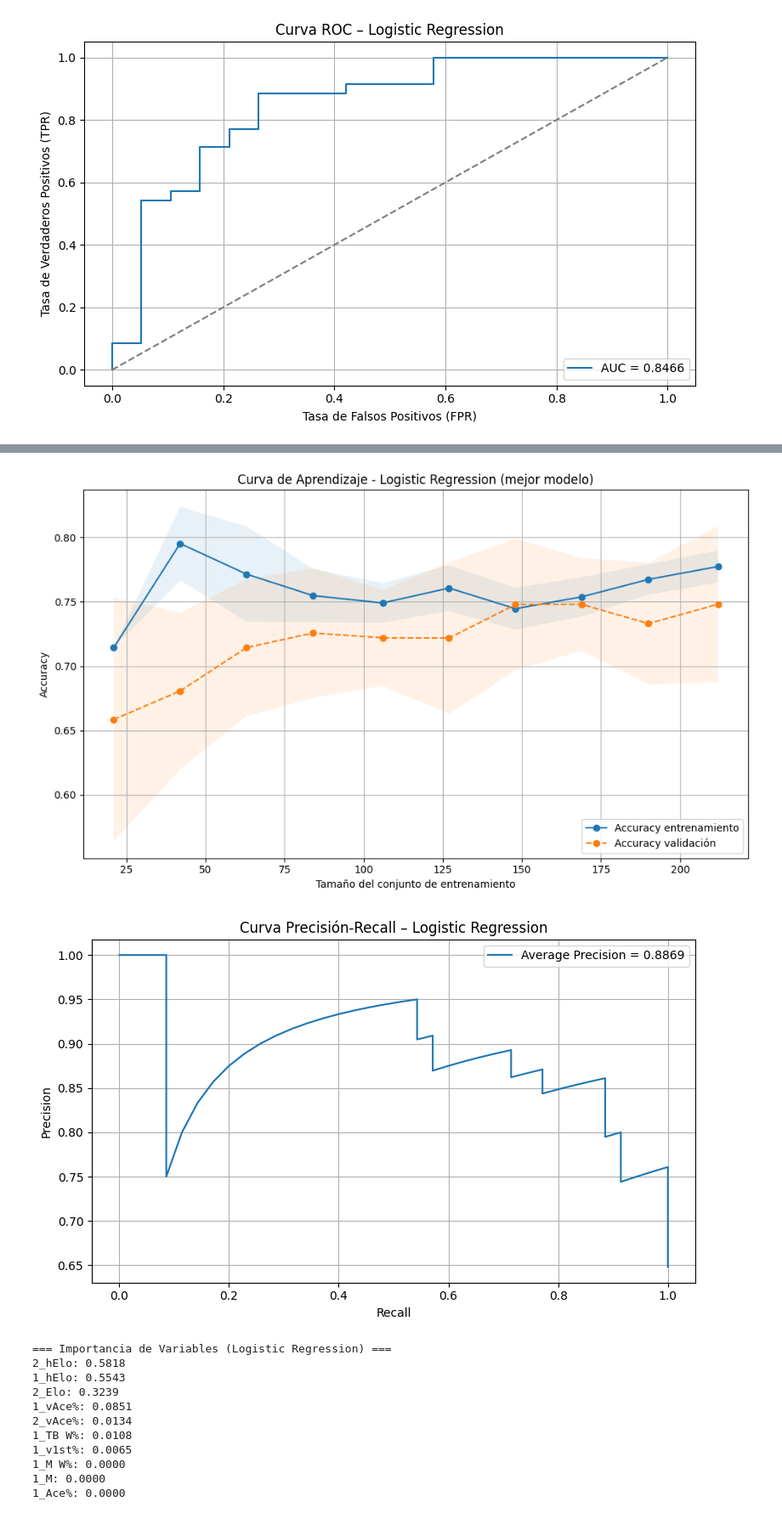
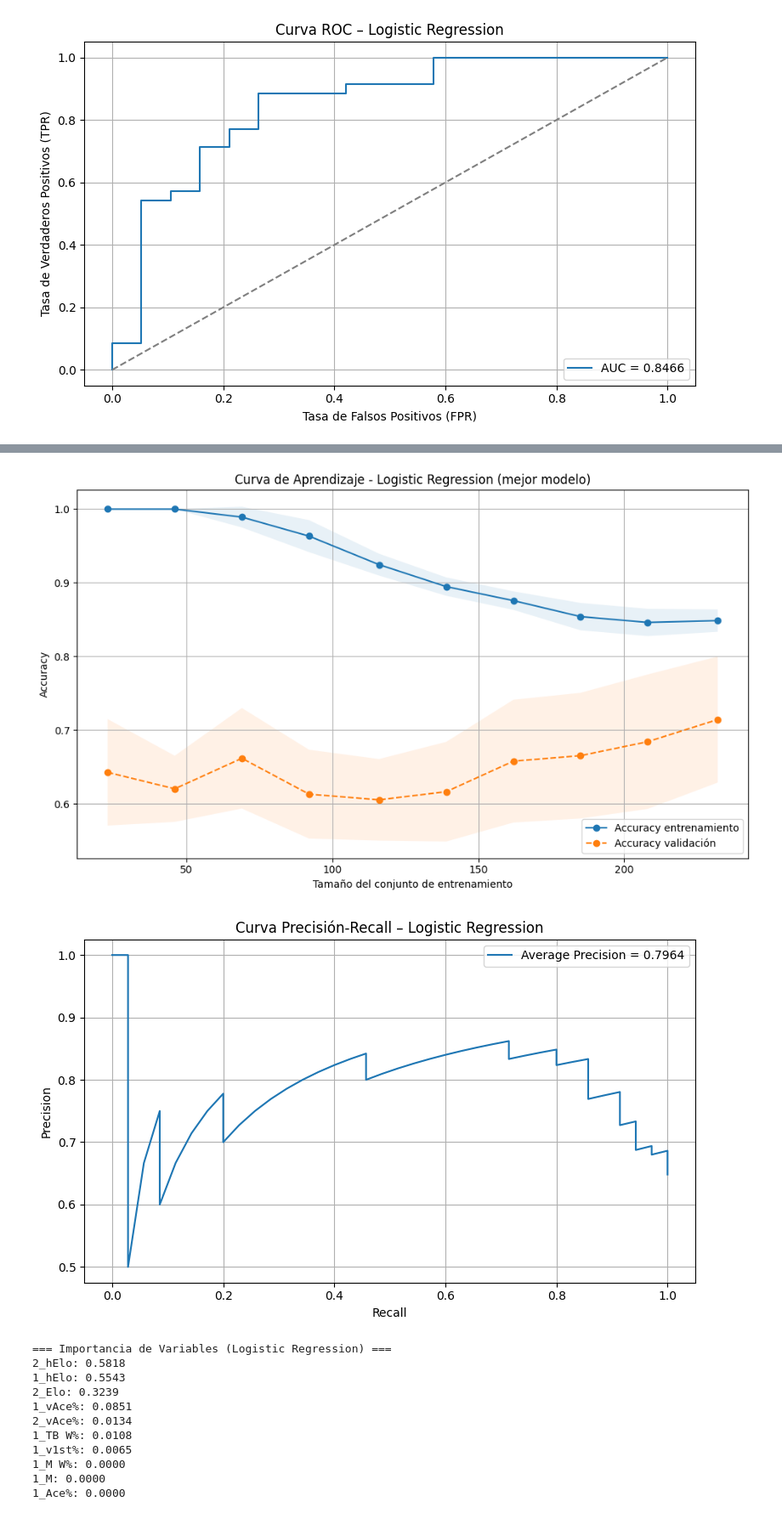
Before and after one commit to joseluis031/TFG_Tennis, a Jupyter notebook: prueba_copia32.ipynb, the cells around one changed output, grey strips where cells are left out. Shown at 85% size. Saved outputs shown, nothing was run; the diff lists cells and outputs as text; code cells hidden in the pictures.

```diff
--- a/prueba_copia32.ipynb
+++ b/prueba_copia32.ipynb
@@ -393,7 +393,7 @@ la siguiente esta bien
 # %%
 
 # === 2. Definir estrategia de validación cruzada ===
-cv_strategy = StratifiedKFold(n_splits=6, shuffle=True, random_state=42)
+cv_strategy = RepeatedStratifiedKFold(n_splits=6, n_repeats=3, random_state=42)
 
 # === 3. Definir pipeline y parámetros para GridSearch ===
 pipe = make_pipeline(
@@ -516,7 +516,7 @@ la siguiente no me gusta la validacion cruzada
 # %%
 
 # === 2. Definir estrategia de validación cruzada ===
-cv_strategy = StratifiedKFold(n_splits=4, shuffle=True, random_state=42)
+cv_strategy = RepeatedStratifiedKFold(n_splits=6, n_repeats=3, random_state=42)
 
 # === 3. Definir pipeline y parámetros para GridSearch ===
 pipe = make_pipeline(
@@ -750,7 +750,7 @@ F1 Score promedio: 0.7359 ± 0.0597
 # === 3. Definir pipeline y parámetros para GridSearch ===
 pipe = make_pipeline(
     StandardScaler(),
-    LogisticRegression(max_iter=100, random_state=42
+    LogisticRegression(max_iter=1000, random_state=42
     )
 )
 
@@ -790,7 +790,7 @@ print("=== Matriz de confusión ===")
 print(confusion_matrix(y_test, y_pred))
 
 # === 6. Validación cruzada con el mejor modelo ===
-cv = StratifiedKFold(n_splits=6, shuffle=True, random_state=42)
+cv = RepeatedStratifiedKFold(n_splits=6, n_repeats=3, random_state=42)
 cv_acc = cross_val_score(best_model, X, y, cv=cv, scoring='accuracy', n_jobs=-1)
 cv_f1 = cross_val_score(best_model, X, y, cv=cv, scoring='f1_weighted', n_jobs=-1)
 
@@ -1095,7 +1095,7 @@ print("=== Matriz de confusión ===")
 print(confusion_matrix(y_test, y_pred))
 
 # === 6. Validación cruzada con el mejor modelo ===
-cv = StratifiedKFold(n_splits=5, shuffle=True, random_state=42)
+cv = StratifiedKFold(n_splits=8, shuffle=True, random_state=42)
 cv_acc = cross_val_score(best_model, X, y, cv=cv, scoring='accuracy', n_jobs=-1)
 cv_f1 = cross_val_score(best_model, X, y, cv=cv, scoring='f1_weighted', n_jobs=-1)
 
@@ -1105,7 +1105,7 @@ print(f"F1 Score promedio: {cv_f1.mean():.4f} ± {cv_f1.std():.4f}")
 
 # === 7. Curva de aprendizaje ===
 train_sizes, train_scores, val_scores = learning_curve(
-    best_model, X, y, cv=5, scoring='accuracy',
+    best_model, X, y, cv=cv, scoring='accuracy',
     train_sizes=np.linspace(0.1, 1.0, 10), n_jobs=-1
 )
 
@@ -1162,5 +1163,5 @@ F1 Score promedio: 0.7031 ± 0.0425
-[figure, old version]
+[figure, new version]
-[figure, old version]
+[figure, new version]
 # %%
 modelo_lr = best_model.named_steps['logisticregression']
 scaler = best_model.named_steps['standardscaler']
```
Also changed, not shown: parts of 11 cells of this notebook, 8 other files.
